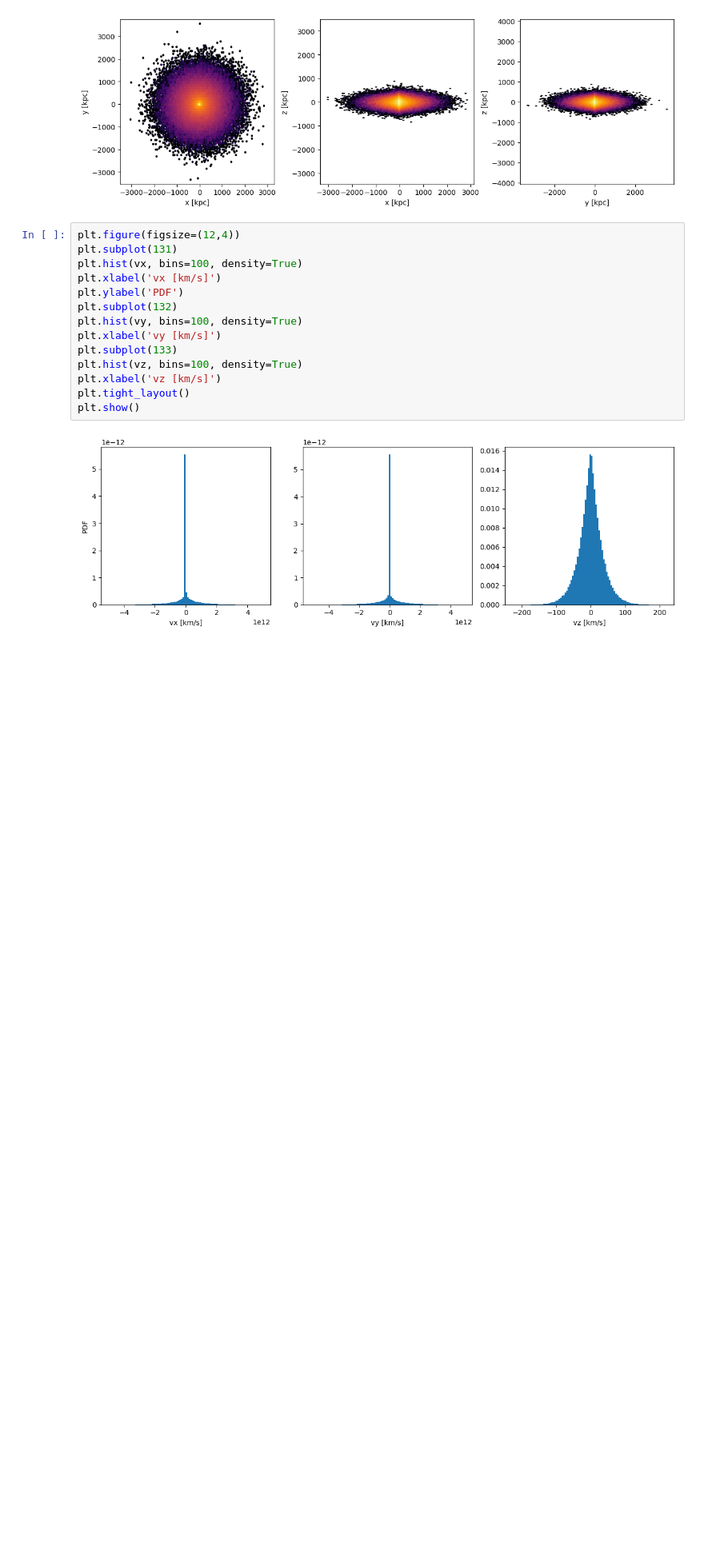
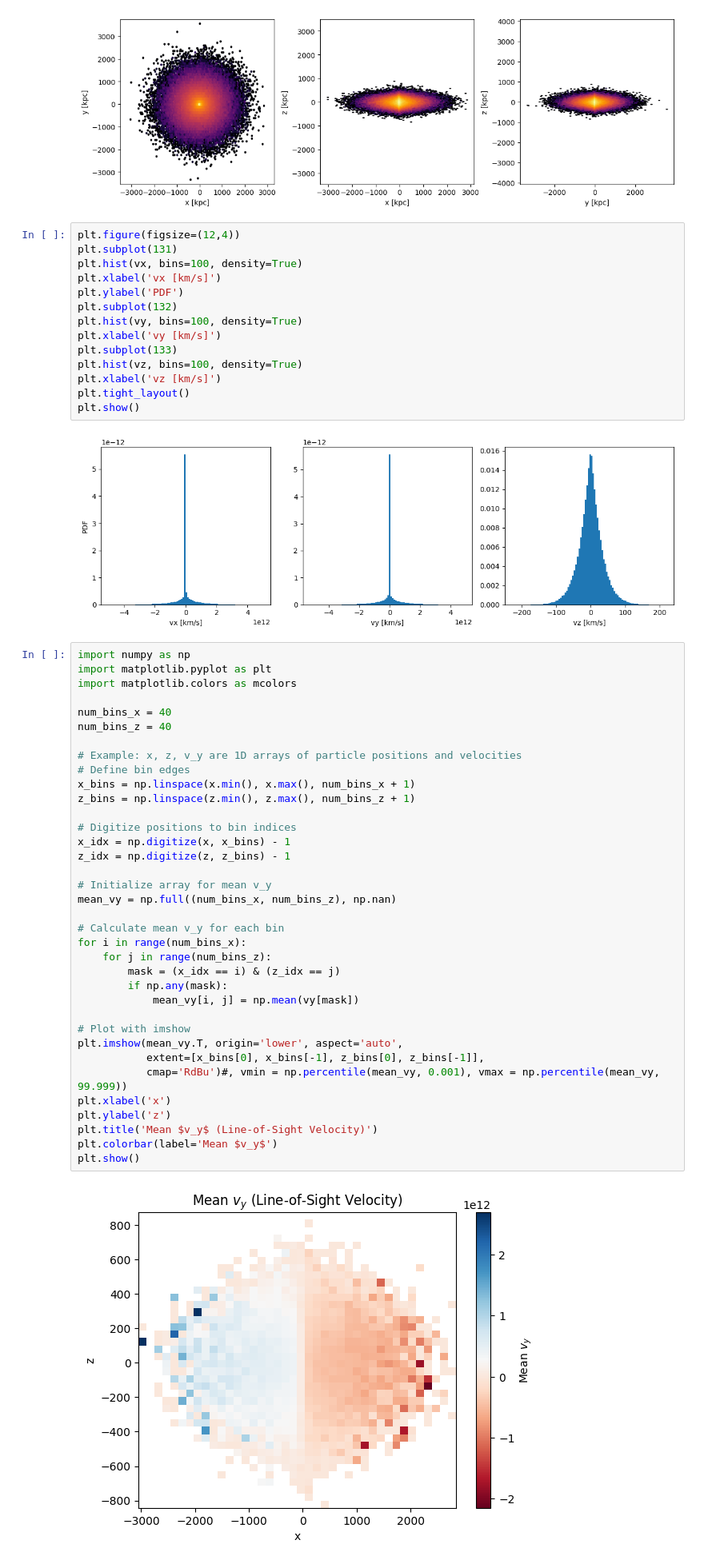
Before and after one commit to anschaible/phoenix, a Jupyter notebook: notebooks/action_sampling.ipynb, the cells around one changed output. Shown at 80% size. Cells and saved outputs as stored; diff of their text form; blank space fills up the shorter version.

```diff
--- a/notebooks/action_sampling.ipynb
+++ b/notebooks/action_sampling.ipynb
@@ -106,3 +124,41 @@ plt.tight_layout()
 plt.show()
 # %% [output]
 [figure]
+# %%
+import numpy as np
+import matplotlib.pyplot as plt
+import matplotlib.colors as mcolors
+
+num_bins_x = 40
+num_bins_z = 40
+
+# Example: x, z, v_y are 1D arrays of particle positions and velocities
+# Define bin edges
+x_bins = np.linspace(x.min(), x.max(), num_bins_x + 1)
+z_bins = np.linspace(z.min(), z.max(), num_bins_z + 1)
+
+# Digitize positions to bin indices
+x_idx = np.digitize(x, x_bins) - 1
+z_idx = np.digitize(z, z_bins) - 1
+
+# Initialize array for mean v_y
+mean_vy = np.full((num_bins_x, num_bins_z), np.nan)
+
+# Calculate mean v_y for each bin
+for i in range(num_bins_x):
+    for j in range(num_bins_z):
+        mask = (x_idx == i) & (z_idx == j)
+        if np.any(mask):
+            mean_vy[i, j] = np.mean(vy[mask])
+
+# Plot with imshow
+plt.imshow(mean_vy.T, origin='lower', aspect='auto',
+           extent=[x_bins[0], x_bins[-1], z_bins[0], z_bins[-1]],
+           cmap='RdBu')#, vmin = np.percentile(mean_vy, 0.001), vmax = np.percentile(mean_vy, 99.999))
+plt.xlabel('x')
+plt.ylabel('z')
+plt.title('Mean $v_y$ (Line-of-Sight Velocity)')
+plt.colorbar(label='Mean $v_y$')
+plt.show()
+# %% [output]
+[figure, added]
```
Also changed, not shown: parts of 4 cells of this notebook, 3 other files.
